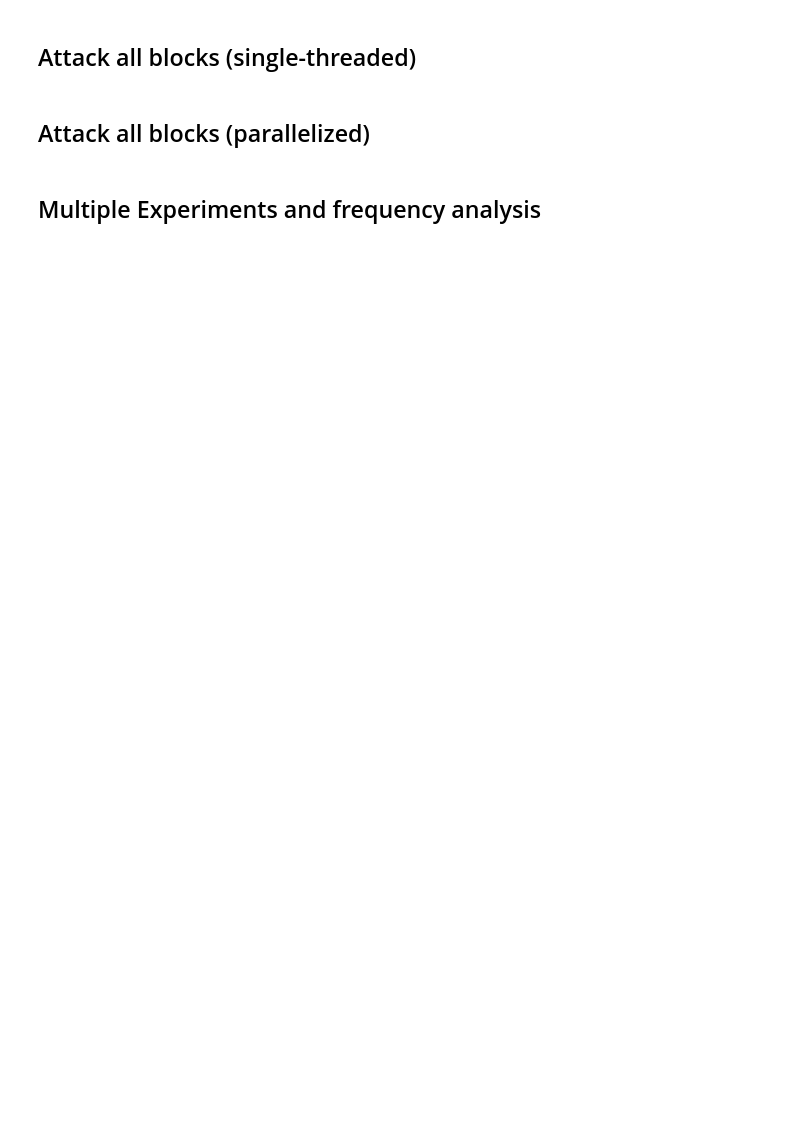
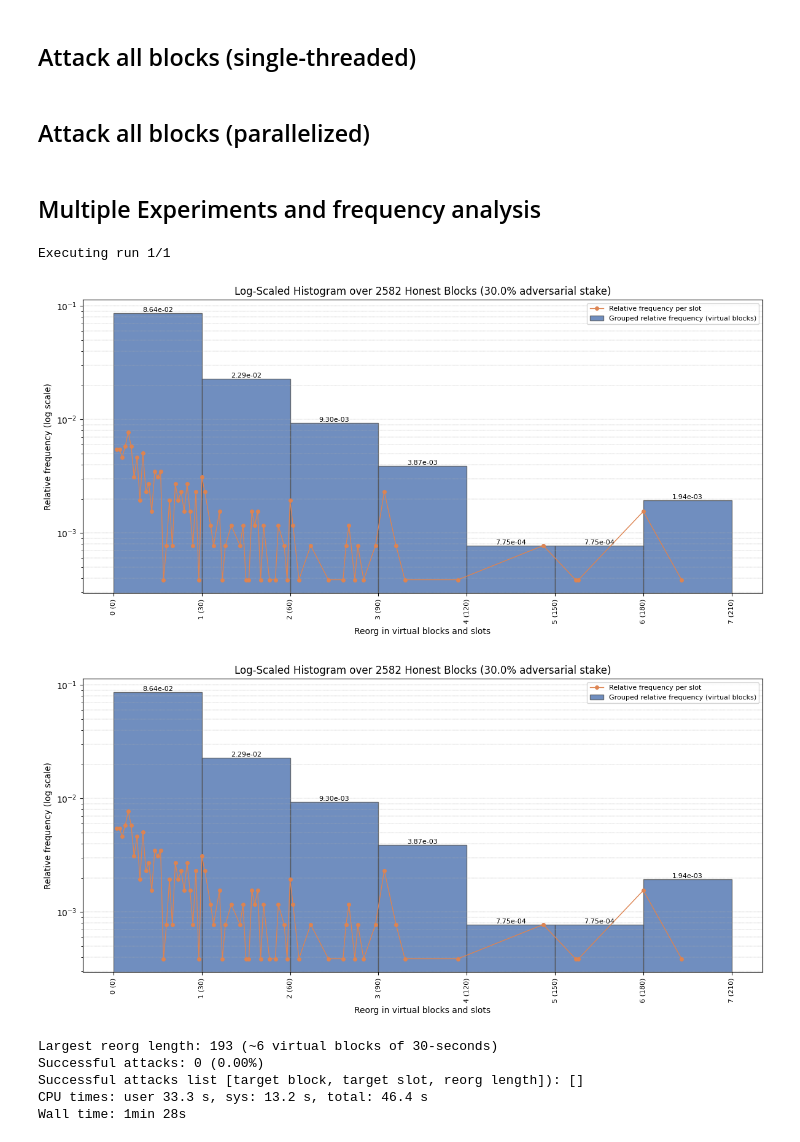
Before and after one commit to logos-co/nomos-pocs, a Jupyter notebook: cryptarchia-v2/cryptarchia-v2.ipynb, the cells around one changed output. Cells and saved outputs as stored; diff of their text form; code cells hidden in the pictures; blank space fills up the shorter version.

```diff
--- a/cryptarchia-v2/cryptarchia-v2.ipynb
+++ b/cryptarchia-v2/cryptarchia-v2.ipynb
@@ -879,12 +1063,12 @@ def parallel_attack_all_blocks(sim, skip_last: int = 0):
         return block_id, result
 
     # Configuration for the Nomos experiments server
-    n_jobs = 26 if platform.system() == "Linux" else 8
+    n_jobs = 95 if platform.system() == "Linux" else 8
 
     blocks = sim.blocks if skip_last == 0 else sim.blocks[:-skip_last]
     block_ids = [b.id for b in blocks]
     attacked_results = Parallel(
-        n_jobs=8,
+        n_jobs=n_jobs,
         backend="loky",
         temp_folder=joblib_temp
     )(
@@ -940,10 +1124,11 @@ def plot_attack_histogram_frequency(
     adversary_stake: int,
     bin_size: int = 30,
     figsize: tuple[int, int] = (12, 6),
-    label_fontsize: int = 8
+    label_fontsize: int = 8,
+    file_suffix=""
 ):
     # Extract reorg lengths from (block_id, length) tuples
-    all_reorgs = [length for _, length in attacked_results]
+    all_reorgs = [length for _, length in attacked_results if length > 0]
     if not all_reorgs:
         print("No reorgs to plot")
         return
@@ -1015,7 +1200,7 @@ def plot_attack_histogram_frequency(
     )
     plt.legend(fontsize=label_fontsize)
     plt.tight_layout()
-    plt.savefig('simulation_results_histogram.png', dpi=300, bbox_inches='tight')
+    plt.savefig(f'simulation_results_histogram{file_suffix}.png', dpi=300, bbox_inches='tight')
     plt.show()
 
 def fully_successful_attacks(
@@ -1091,33 +1276,45 @@ def run_multiple_attacks(
 
         total_honest_blocks += len(blocks)-skip_last
 
+        # Print at every step
+        plot_attack_histogram_frequency(all_attacks, total_honest_blocks, adversary_control, bin_size=30, file_suffix=f"_{i}")
+
     return all_attacks, total_honest_blocks, last_sim
 # %%
 %%time
 
-ADVERSARY_STAKE = 0.40
+ADVERSARY_STAKE = 0.30
 # Run multiple experiments
 attacked_results, total_blocks, sim = run_multiple_attacks(
     n_runs=1,
-    slots=5000,
+    slots=15000,
     f=0.25,
     window_size=30,
     use_deps=True,
     adversary_control=ADVERSARY_STAKE,
     network=blend_net,
     base_seed=0,
     # these are honest blocks that won't be attacked and will not count in the stats, but give room for the attack.
     skip_last=500
 )
 
 # Plot normalized histogram:
 plot_attack_histogram_frequency(attacked_results, total_blocks, ADVERSARY_STAKE, bin_size=30)
 
 # Print the most extreme reorg seen:
 reorg_lengths = [length for _, length in attacked_results]
 max_length = max(reorg_lengths) if reorg_lengths else 0
 print(f"Largest reorg length: {max_length} (~{(max_length // 30)} virtual blocks of 30-seconds)")
 
 fully = fully_successful_attacks(attacked_results, sim, tolerance=500) # Very generous tolerance
 print(f"Successful attacks: {fully[0]} ({fully[0]/total_blocks*100:.2f}%)")
 print(f"Successful attacks list [target block, target slot, reorg length]): {fully[1]}")
+# %% [output]
+Executing run 1/1
+[figure, added]
+[figure, added]
+Largest reorg length: 193 (~6 virtual blocks of 30-seconds)
+Successful attacks: 0 (0.00%)
+Successful attacks list [target block, target slot, reorg length]): []
+CPU times: user 33.3 s, sys: 13.2 s, total: 46.4 s
+Wall time: 1min 28s
```
Also changed, not shown: parts of 5 cells of this notebook, 2 other files.
